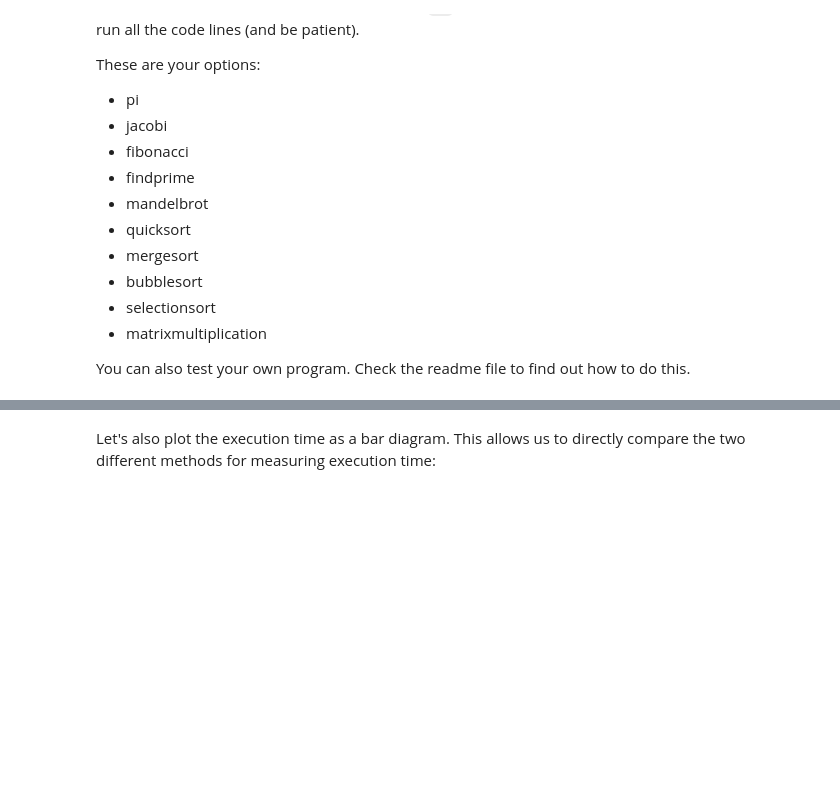
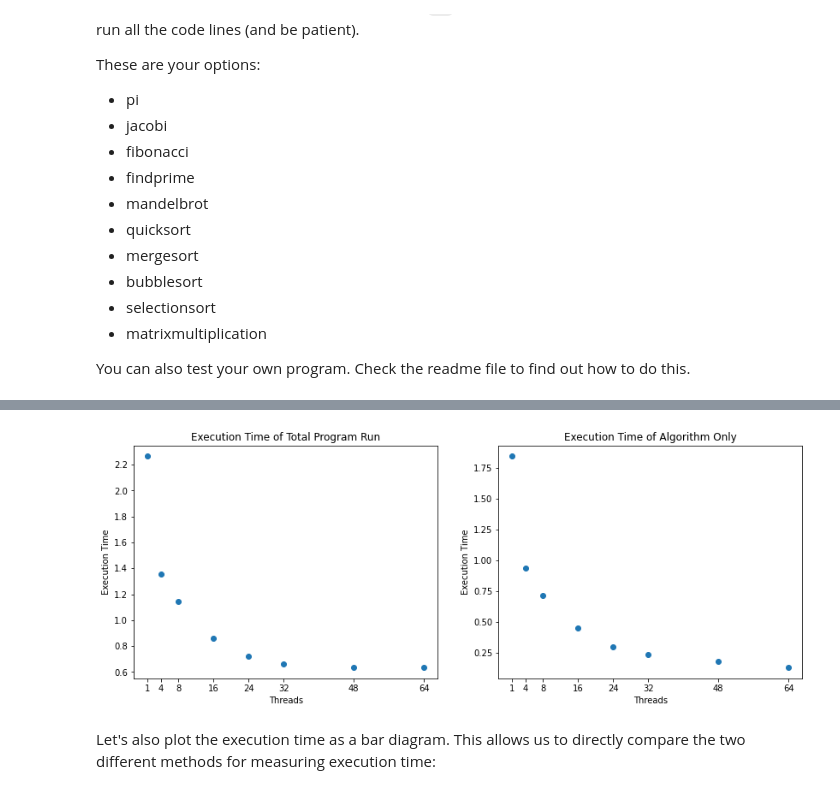
Before and after one commit to marunaderieg/Performance, a Jupyter notebook: extras/compare_timemeasuring_methods.ipynb, the cells around one changed output, grey strips where cells are left out. Cells and saved outputs as stored; diff of their text form; code cells hidden in the pictures; blank space fills up the shorter version.

```diff
--- a/extras/compare_timemeasuring_methods.ipynb
+++ b/extras/compare_timemeasuring_methods.ipynb
@@ -89,22 +68,24 @@ OSError: /tmp/time.txt not found.
 # %%
 import matplotlib as mpl
 import matplotlib.pyplot as plt
 %matplotlib inline
 
 # plot measured execution times
 fig,ax = plt.subplots(1,2,figsize=(14,5))
 ax[0].scatter(threads,time1)
 ax[0].set_xticks(threads)
 ax[0].set_xticklabels(threads)
-ax[0].set_ylabel('Execution time')
+ax[0].set_ylabel('Execution Time')
 ax[0].set_xlabel('Threads')
 ax[0].set_title('Execution Time of Total Program Run')
 ax[1].scatter(threads,time2)
 ax[1].set_xticks(threads)
 ax[1].set_xticklabels(threads)
-ax[1].set_ylabel('Execution time')
+ax[1].set_ylabel('Execution Time')
 ax[1].set_xlabel('Threads')
 ax[1].set_title('Execution Time of Algorithm Only');
+# %% [output]
+[figure, added]
 # %% [markdown]
 Let's also plot the execution time as a bar diagram. This allows us to directly compare the two different methods for measuring execution time:
 # %%
```
Also changed, not shown: parts of 8 cells of this notebook, 7 other files.
